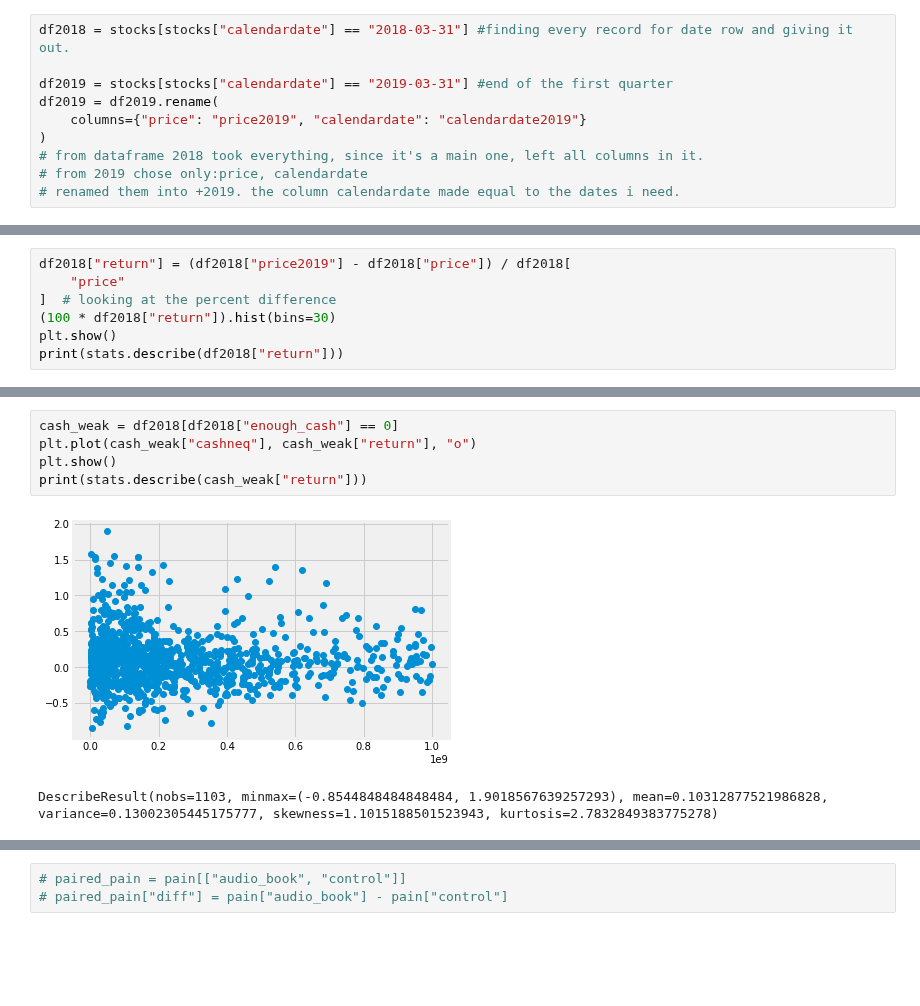
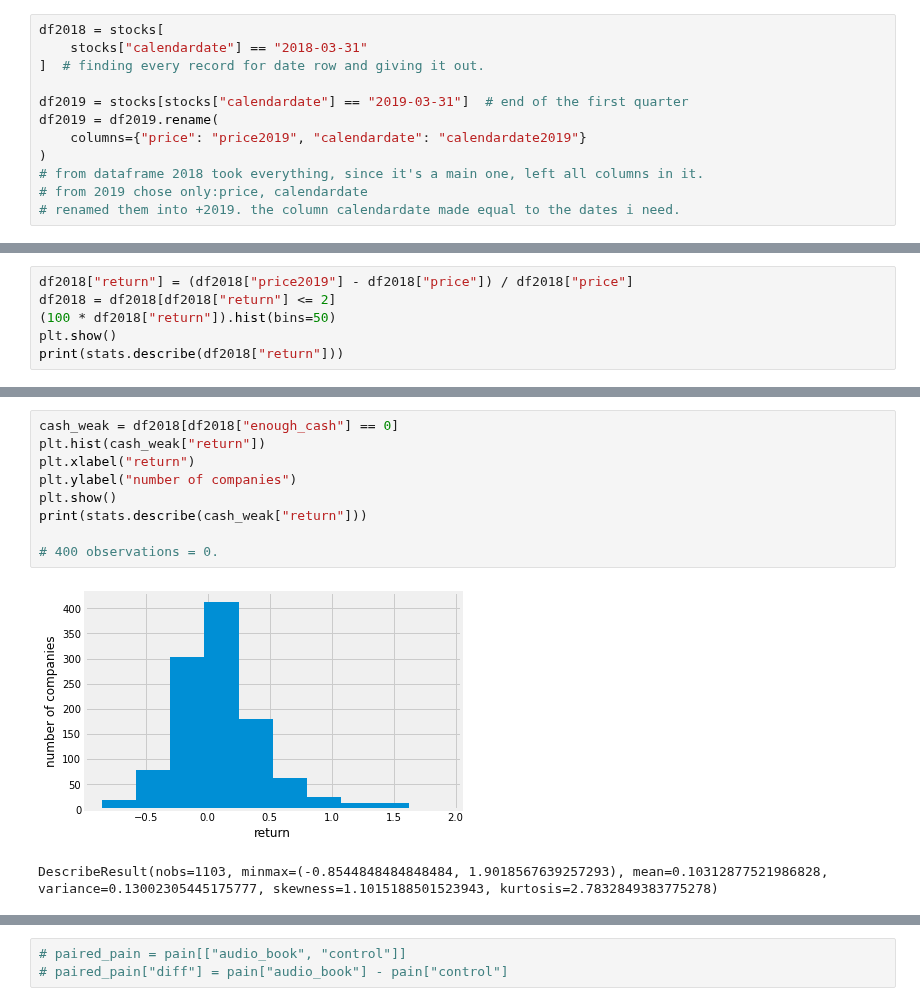
Before and after one commit to Gaukhar-ai/for_my_Thinkful_work, a Jupyter notebook: capstone/2018_2019_stock_market_return.ipynb, the cells around one changed output, grey strips where cells are left out. Cells and saved outputs as stored; diff of their text form; blank space fills up the shorter version.

```diff
--- a/capstone/2018_2019_stock_market_return.ipynb
+++ b/capstone/2018_2019_stock_market_return.ipynb
@@ -150,9 +159,11 @@ df2018.shape
 [interactive output not drawn]
 [interactive output not drawn]
 # %%
-df2018 = stocks[stocks["calendardate"] == "2018-03-31"] #finding every record for date row and giving it out.
+df2018 = stocks[
+    stocks["calendardate"] == "2018-03-31"
+]  # finding every record for date row and giving it out.
 
-df2019 = stocks[stocks["calendardate"] == "2019-03-31"] #end of the first quarter
+df2019 = stocks[stocks["calendardate"] == "2019-03-31"]  # end of the first quarter
 df2019 = df2019.rename(
     columns={"price": "price2019", "calendardate": "calendardate2019"}
 )
@@ -207,8 +220,7 @@ df2018 = df2018[df2018["return"] <= 2]
 # %%
-df2018["return"] = (df2018["price2019"] - df2018["price"]) / df2018[
-    "price"
-]  # looking at the percent difference
-(100 * df2018["return"]).hist(bins=30)
+df2018["return"] = (df2018["price2019"] - df2018["price"]) / df2018["price"]
+df2018 = df2018[df2018["return"] <= 2]
+(100 * df2018["return"]).hist(bins=50)
 plt.show()
 print(stats.describe(df2018["return"]))
 # %% [output]
@@ -311,10 +346,14 @@ DescribeResult(nobs=1340, minmax=(0, 1), mean=0.17686567164179104, variance=0.14
 # %%
 cash_weak = df2018[df2018["enough_cash"] == 0]
-plt.plot(cash_weak["cashneq"], cash_weak["return"], "o")
+plt.hist(cash_weak["return"])
+plt.xlabel("return")
+plt.ylabel("number of companies")
 plt.show()
 print(stats.describe(cash_weak["return"]))
+
+# 400 observations = 0.
 # %% [output]
-[figure, old version]
+[figure, new version]
 DescribeResult(nobs=1103, minmax=(-0.8544848484848484, 1.9018567639257293), mean=0.10312877521986828, variance=0.13002305445175777, skewness=1.1015188501523943, kurtosis=2.7832849383775278)
 [interactive output not drawn]
 [interactive output not drawn]
```
Also changed, not shown: parts of 40 cells of this notebook, 1 other file.
